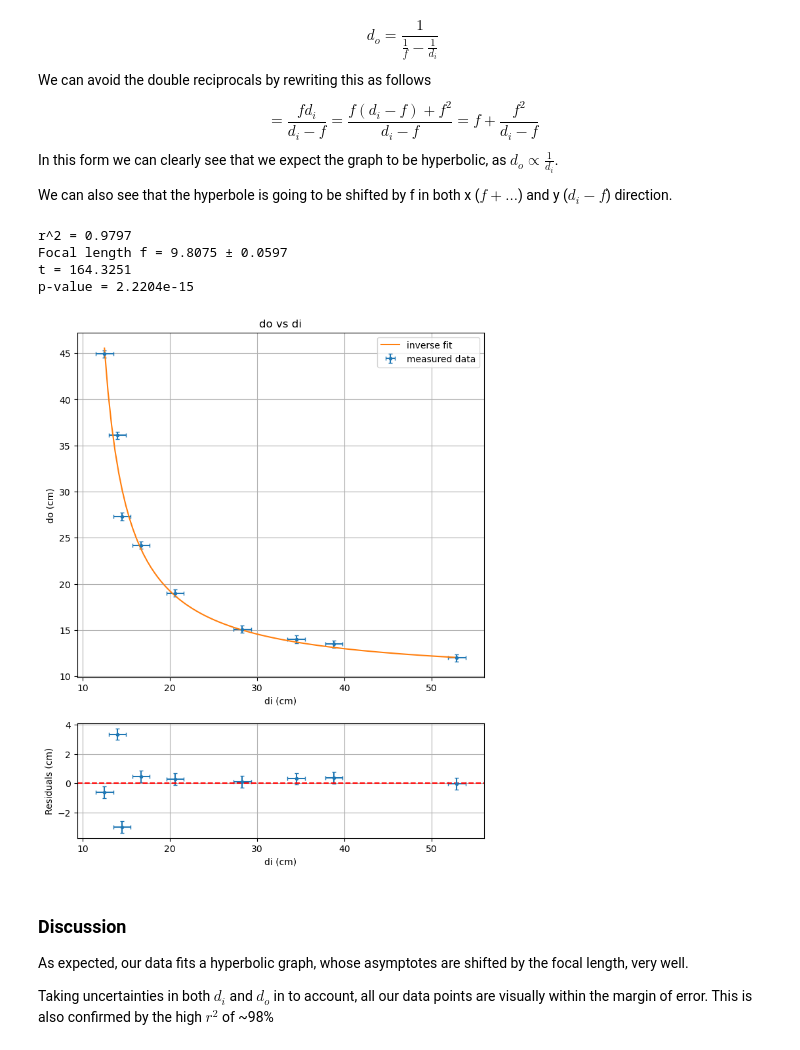
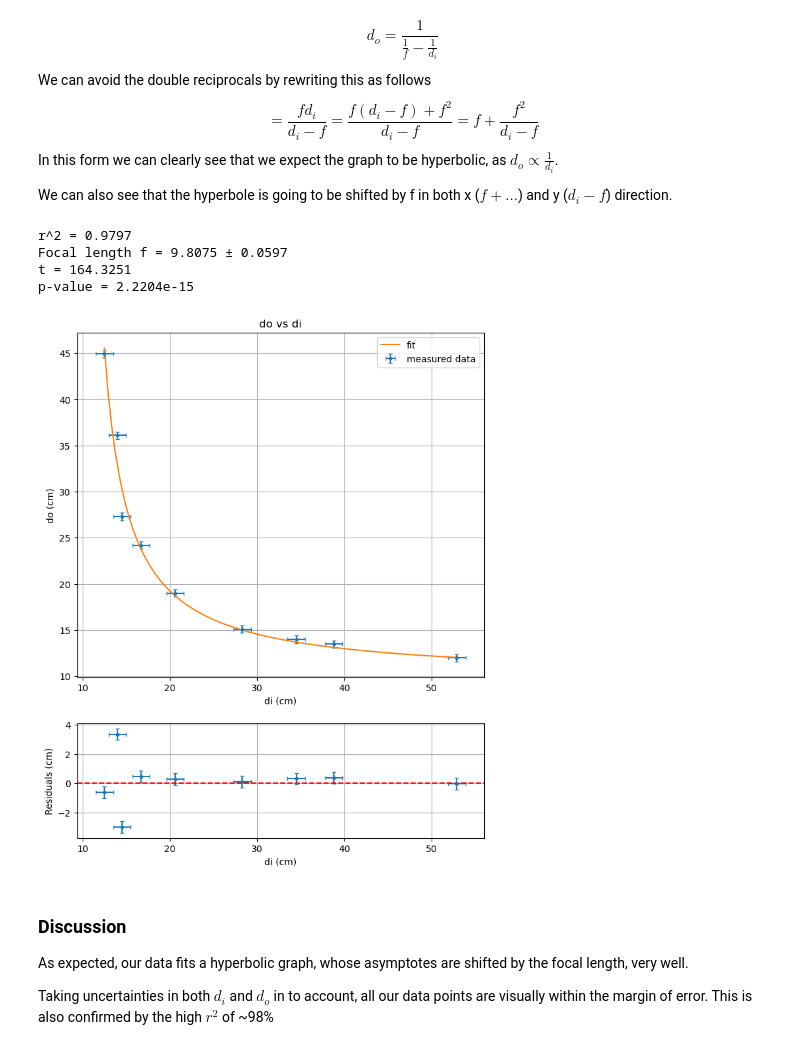
Before and after one commit to jullanggit/lab, a Jupyter notebook: Physics Lab/L4 Lenses/lenses.ipynb, the cells around one changed output. Cells and saved outputs as stored; diff of their text form; code cells hidden in the pictures.

```diff
--- a/Physics Lab/L4 Lenses/lenses.ipynb
+++ b/Physics Lab/L4 Lenses/lenses.ipynb
@@ -75,35 +75,35 @@ print(f"t = {t_stat:.4f}")
 print(f"p-value = {p_value:.4e}")
 
 
 
 # calculate fitted values and residuals
 di_range = np.linspace(min(di), max(di), 100)
 do_fit = model(di_range, f_lin)
 
 res_lin = do - model(di, f_lin)
 
 # plot data, fit, and residuals
 fig, ax = plt.subplots(2, 1, figsize=(8, 10), gridspec_kw={'height_ratios': [3, 1]})
 ax1, ax2 = ax
 ax1.errorbar(di, do, xerr=ddi, yerr=ddo, fmt='.', capsize=2, label='measured data')
-ax1.plot(di_range, do_fit, label='inverse fit')
+ax1.plot(di_range, do_fit, label='fit')
 ax1.set_title('do vs di')
 ax1.set_xlabel('di (cm)')
 ax1.set_ylabel('do (cm)')
 ax1.grid(True)
 ax1.legend()
 ax2.errorbar(di, res_lin, xerr=ddi, yerr=ddo, fmt='.', capsize=2)
 ax2.axhline(0, color='red', linestyle='--')
 ax2.set_xlabel('di (cm)')
 ax2.set_ylabel('Residuals (cm)')
 ax2.grid(True)
 plt.show()
 # %% [output]
 r^2 = 0.9797
 Focal length f = 9.8075 ± 0.0597
 t = 164.3251
 p-value = 2.2204e-15
-[figure, old version]
+[figure, new version]
 # %% [markdown]
 ### Discussion
 As expected, our data fits a hyperbolic graph, whose asymptotes are shifted by the focal length, very well.
```
Also changed, not shown: parts of 6 cells of this notebook.
